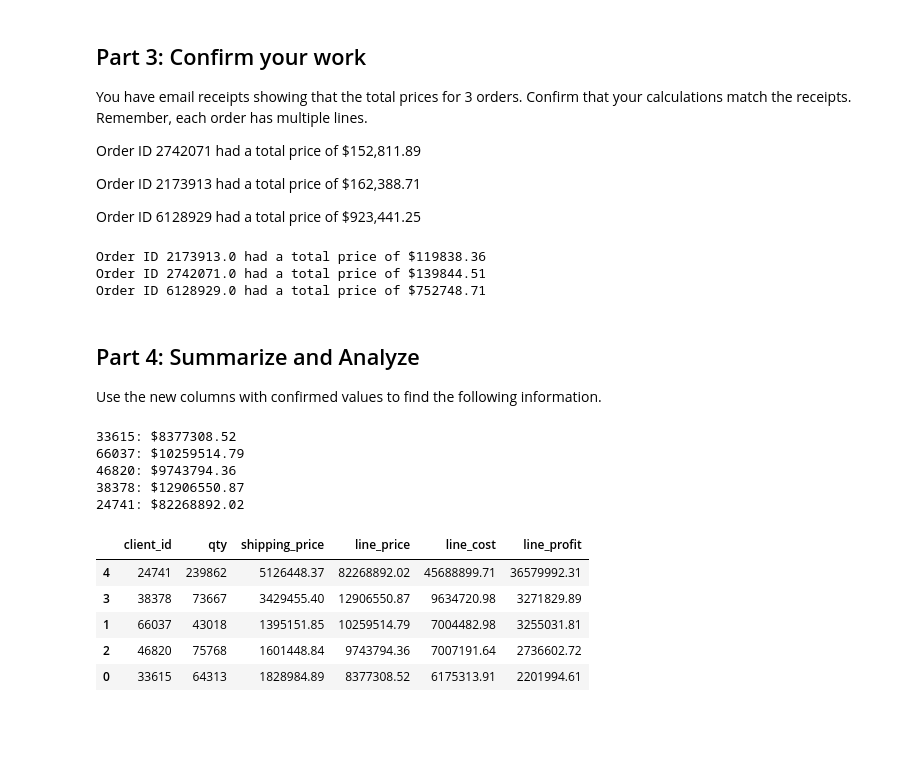
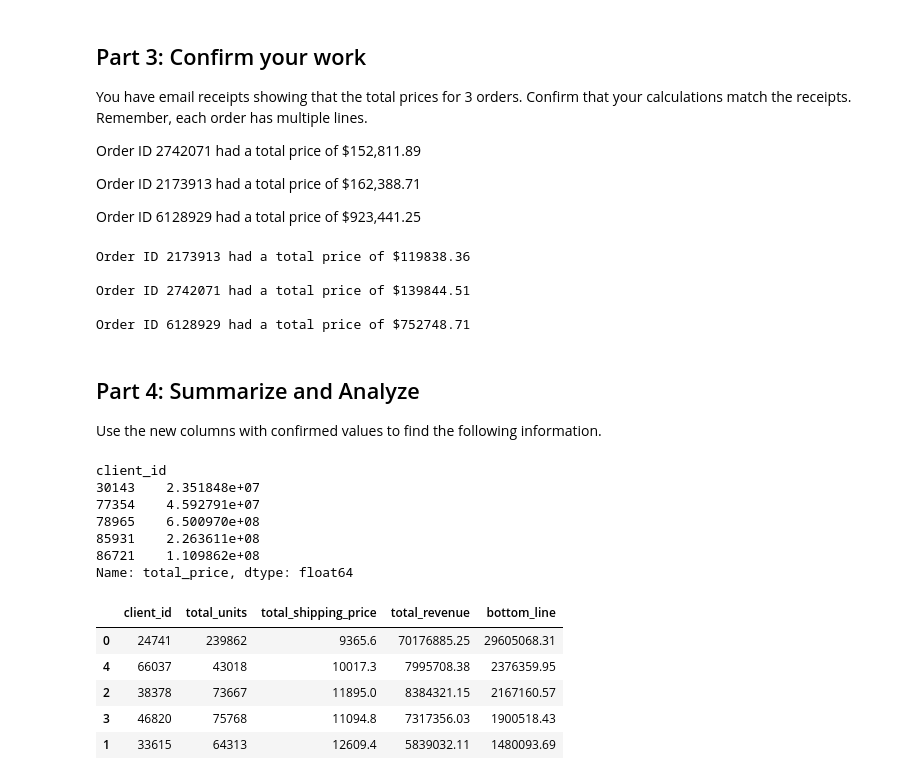
Before and after one commit to Dylan-Ross19/pandas-challenge-1, a Jupyter notebook: Starter_Code/module_4_challenge.ipynb, the cells around one changed output. Saved outputs shown, nothing was run; the diff lists cells and outputs as text; code cells hidden in the pictures; blank space fills up the shorter version.

```diff
--- a/Starter_Code/module_4_challenge.ipynb
+++ b/Starter_Code/module_4_challenge.ipynb
@@ -260,12 +263,12 @@ Name: 0, dtype: object
 # %%
 # Create a column for the profit of
 # each line using line cost and line price
-def line_profit_calc(line_cost, line_price):
+def profit_calc(line_cost, line_price):
     line_profit = line_price - line_cost
     return line_profit
 
-df['line_profit'] = df.apply(lambda row: \
-line_profit_calc(row['line_cost'], row['subtotal']), axis = 1).round(2)
+df['bottom_line'] = df.apply(lambda row: \
+profit_calc(row['line_cost'], row['subtotal']), axis = 1).round(2)
 
 df.iloc[0, :]
 # %% [output]
@@ -306,35 +309,59 @@ spec_order_df = df[df['order_id'].isin(spec_order_id)]
 grouped_df = spec_order_df.groupby('order_id')['total_price'].sum().reset_index()
 
 for index, row in grouped_df.iterrows():
-    print(f"Order ID {row['order_id']:.0f} had a total price of ${row['total_price']}")
+    print(f"Order ID {row['order_id']:.0f} had a total price of ${row['total_price']}\n")
 # %% [output]
-Order ID 2173913.0 had a total price of $119838.36
-Order ID 2742071.0 had a total price of $139844.51
-Order ID 6128929.0 had a total price of $752748.71
+Order ID 2173913 had a total price of $119838.36
+
+Order ID 2742071 had a total price of $139844.51
+
+Order ID 6128929 had a total price of $752748.71
 # %% [markdown]
 ## Part 4: Summarize and Analyze
 Use the new columns with confirmed values to find the following information.
 # %%
 # How much did each of the top 5 clients by quantity
 # spend? Check your work from Part 1 for client ids.
+
+# Get top 5 clients by qty
+top_qty_clients = df.nlargest(5, 'qty')['client_id']
+# filter for these clients in main df
+top_qty_clients_df = df[df['client_id'].isin(top_qty_clients)]
+
+client_spending = top_qty_clients_df.groupby('client_id')['total_price'].sum()
+
+client_spending
 # %% [output]
-33615: $8377308.52
-66037: $10259514.79
-46820: $9743794.36
-38378: $12906550.87
-24741: $82268892.02
+client_id
+30143    2.351848e+07
+77354    4.592791e+07
+78965    6.500970e+08
+85931    2.263611e+08
+86721    1.109862e+08
+Name: total_price, dtype: float64
 # %%
 # Create a summary DataFrame showing the totals for the
 # for the top 5 clients with the following information:
 # total units purchased, total shipping price,
 # total revenue, and total profit. Sort by total profit.
+# specify the top 5 and filter
+top_5_summary = df[df['client_id'].isin(top_5_client_id)]
+summary_df = top_5_summary.groupby('client_id').agg(
+    total_units=('qty', 'sum'),
+    total_shipping_price=('shipping_price', 'sum'),
+    total_revenue=('subtotal', 'sum'),
+    bottom_line= ('bottom_line', 'sum')
+).reset_index()
+# Sort by total profit
+summary_df = summary_df.sort_values(by='bottom_line', ascending=False)
+summary_df
 # %% [output]
-|  | client_id | qty | shipping_price | line_price | line_cost | line_profit |
-| 4 | 24741 | 239862 | 5126448.37 | 82268892.02 | 45688899.71 | 36579992.31 |
-| 3 | 38378 | 73667 | 3429455.40 | 12906550.87 | 9634720.98 | 3271829.89 |
-| 1 | 66037 | 43018 | 1395151.85 | 10259514.79 | 7004482.98 | 3255031.81 |
-| 2 | 46820 | 75768 | 1601448.84 | 9743794.36 | 7007191.64 | 2736602.72 |
-| 0 | 33615 | 64313 | 1828984.89 | 8377308.52 | 6175313.91 | 2201994.61 |
+|  | client_id | total_units | total_shipping_price | total_revenue | bottom_line |
+| 0 | 24741 | 239862 | 9365.6 | 70176885.25 | 29605068.31 |
+| 4 | 66037 | 43018 | 10017.3 | 7995708.38 | 2376359.95 |
+| 2 | 38378 | 73667 | 11895.0 | 8384321.15 | 2167160.57 |
+| 3 | 46820 | 75768 | 11094.8 | 7317356.03 | 1900518.43 |
+| 1 | 33615 | 64313 | 12609.4 | 5839032.11 | 1480093.69 |
 # %%
 # Format the data and rename the columns
 # to names suitable for presentation.
```
Also changed, not shown: parts of 7 cells of this notebook.
